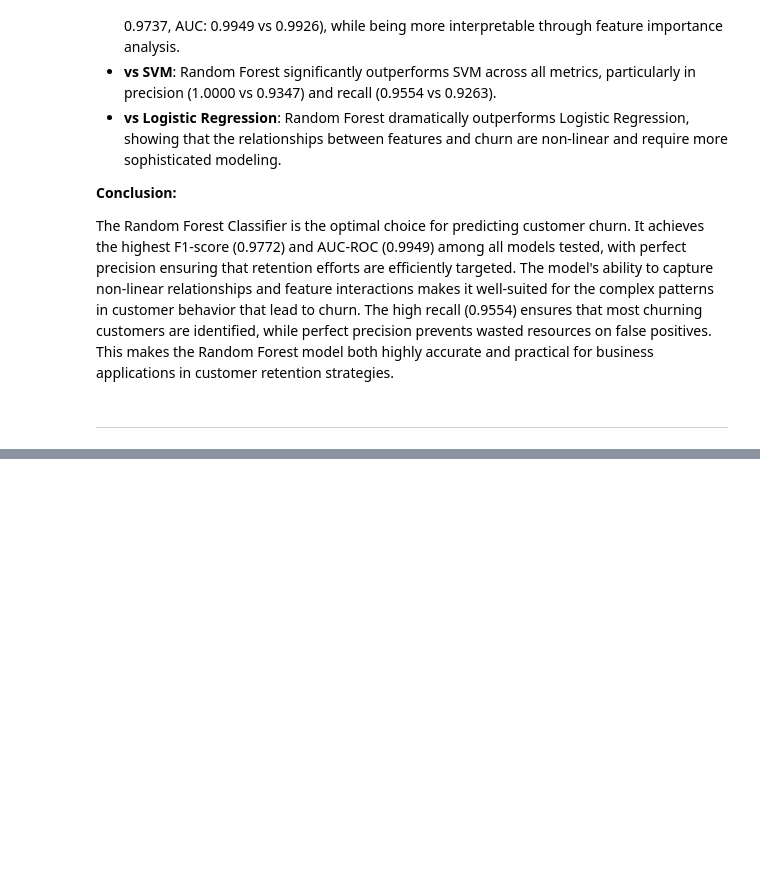
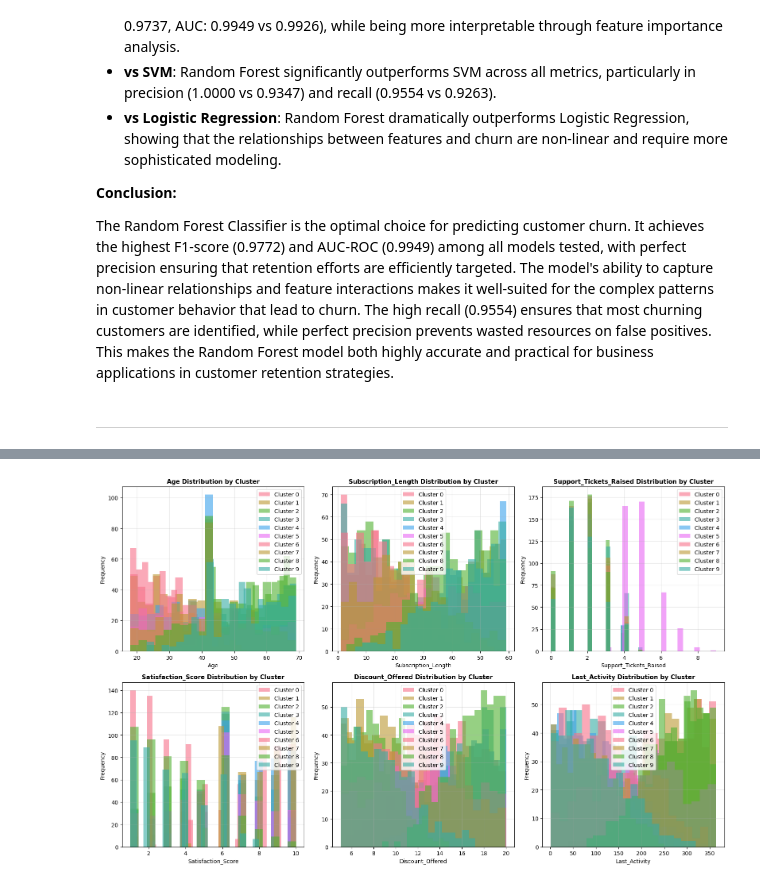
Before and after one commit to dannywu1101/AIFinalProject, a Jupyter notebook: Component1.ipynb, the cells around one changed output, grey strips where cells are left out. Cells and saved outputs as stored; diff of their text form; code cells hidden in the pictures; blank space fills up the shorter version.

```diff
--- a/Component1.ipynb
+++ b/Component1.ipynb
@@ -1442,0 +1654,21 @@ The Random Forest Classifier is the optimal choice for predicting customer churn
+# %%
+# Visualization 3: Feature importance for clustering - analyze which features differentiate clusters
+fig, axes = plt.subplots(2, 3, figsize=(16, 10))
+axes = axes.flatten()
+
+for idx, feature in enumerate(numerical_features):
+    ax = axes[idx]
+    for cluster_id in range(optimal_k):
+        cluster_data = df_clustered[df_clustered['Cluster'] == cluster_id][feature]
+        ax.hist(cluster_data, alpha=0.6, label=f'Cluster {cluster_id}', bins=20)
+
+    ax.set_xlabel(feature, fontsize=10)
+    ax.set_ylabel('Frequency', fontsize=10)
+    ax.set_title(f'{feature} Distribution by Cluster', fontsize=11, fontweight='bold')
+    ax.legend()
+    ax.grid(alpha=0.3)
+
+plt.tight_layout()
+plt.show()
+# %% [output]
+[figure, added]
```
Also changed, not shown: parts of 19 cells of this notebook.
